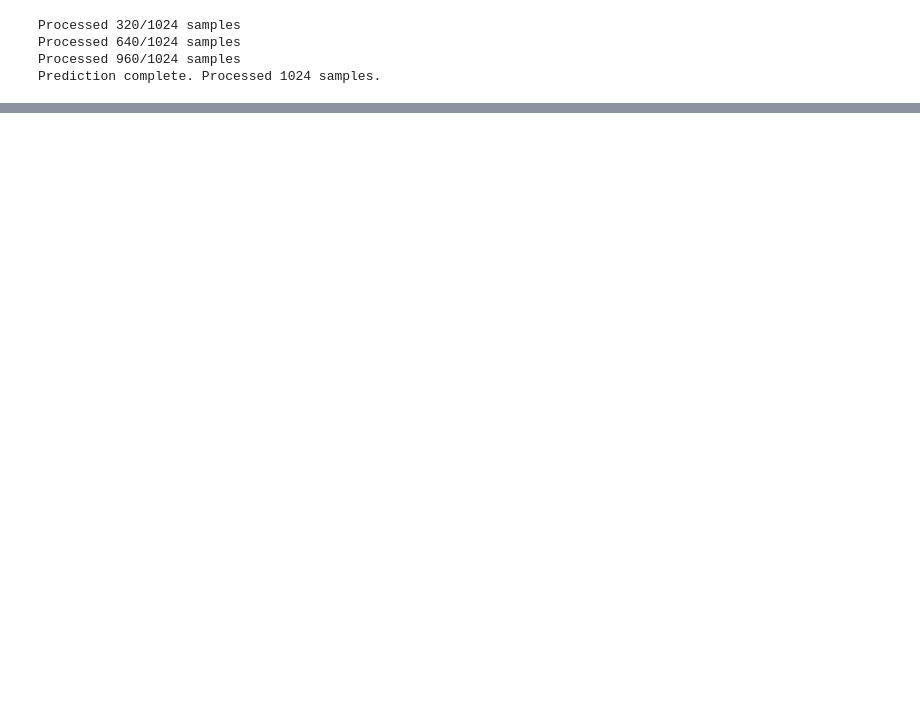
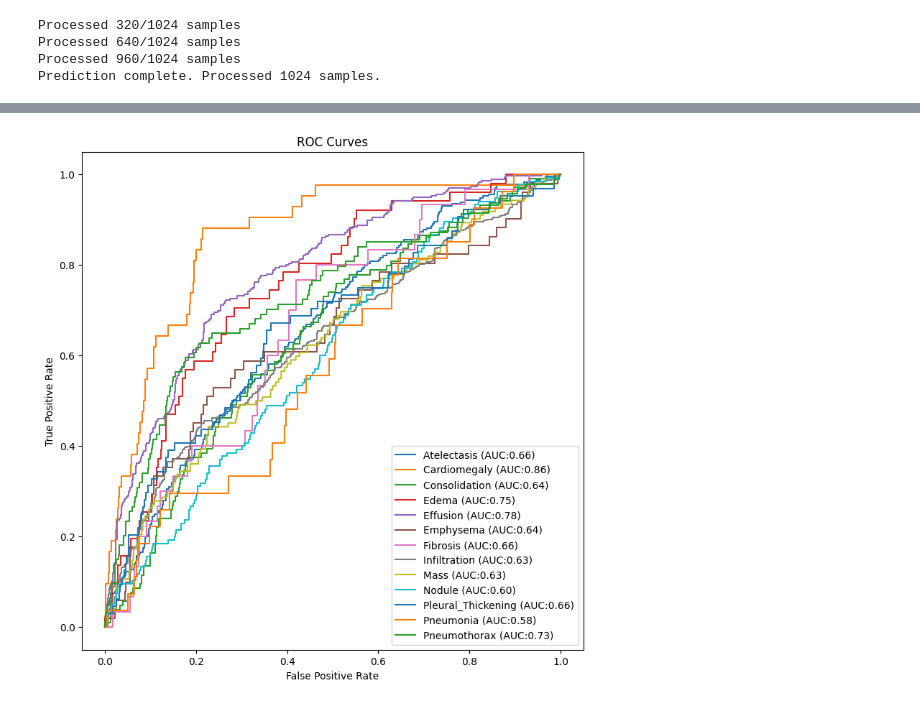
Before and after one commit to ENamja/chestXRay, a Jupyter notebook: simpleCNN.ipynb, the cells around one changed output, grey strips where cells are left out. Drawn from its saved outputs; the diff is of its cells as text; code cells hidden in the pictures; blank space fills up the shorter version.

```diff
--- a/simpleCNN.ipynb
+++ b/simpleCNN.ipynb
@@ -530,0 +474,2 @@ plt.show()
+# %%
+train(model, train_gen, criterion, optimizer, test_X, test_Y, best_val_loss, weight_path, num_epochs=5)
@@ -530,0 +489,3 @@ plt.show()
+# %%
+model.load_state_dict(torch.load(weight_path))
+model.eval()
@@ -530,0 +510,2 @@ plt.show()
+# %%
+pred_Y = predict(model, test_X, batch_size=32, verbose=True)
@@ -530,0 +517,3 @@ plt.show()
+# %%
+for c_label, p_count, t_count in zip(all_labels, 100*np.mean(pred_Y, 0), 100*torch.mean(test_Y, dim=0)):
+    print('%s: Dx: %2.2f%%, PDx: %2.2f%%' % (c_label, t_count, p_count))
@@ -530,0 +534,13 @@ plt.show()
+# %%
+fig, c_ax = plt.subplots(1,1, figsize = (9, 9))
+for (idx, c_label) in enumerate(all_labels):
+    fpr, tpr, thresholds = roc_curve(test_Y[:,idx].numpy().astype(int), pred_Y[:,idx])
+    c_ax.plot(fpr, tpr, label = '%s (AUC:%0.2f)'  % (c_label, auc(fpr, tpr)))
+c_ax.legend()
+c_ax.set_xlabel('False Positive Rate')
+c_ax.set_ylabel('True Positive Rate')
+c_ax.set_title('ROC Curves')
+fig.savefig('trained_net.png')
+plt.show()
+# %% [output]
+[figure, added]
```
Also changed, not shown: parts of 8 cells of this notebook.
